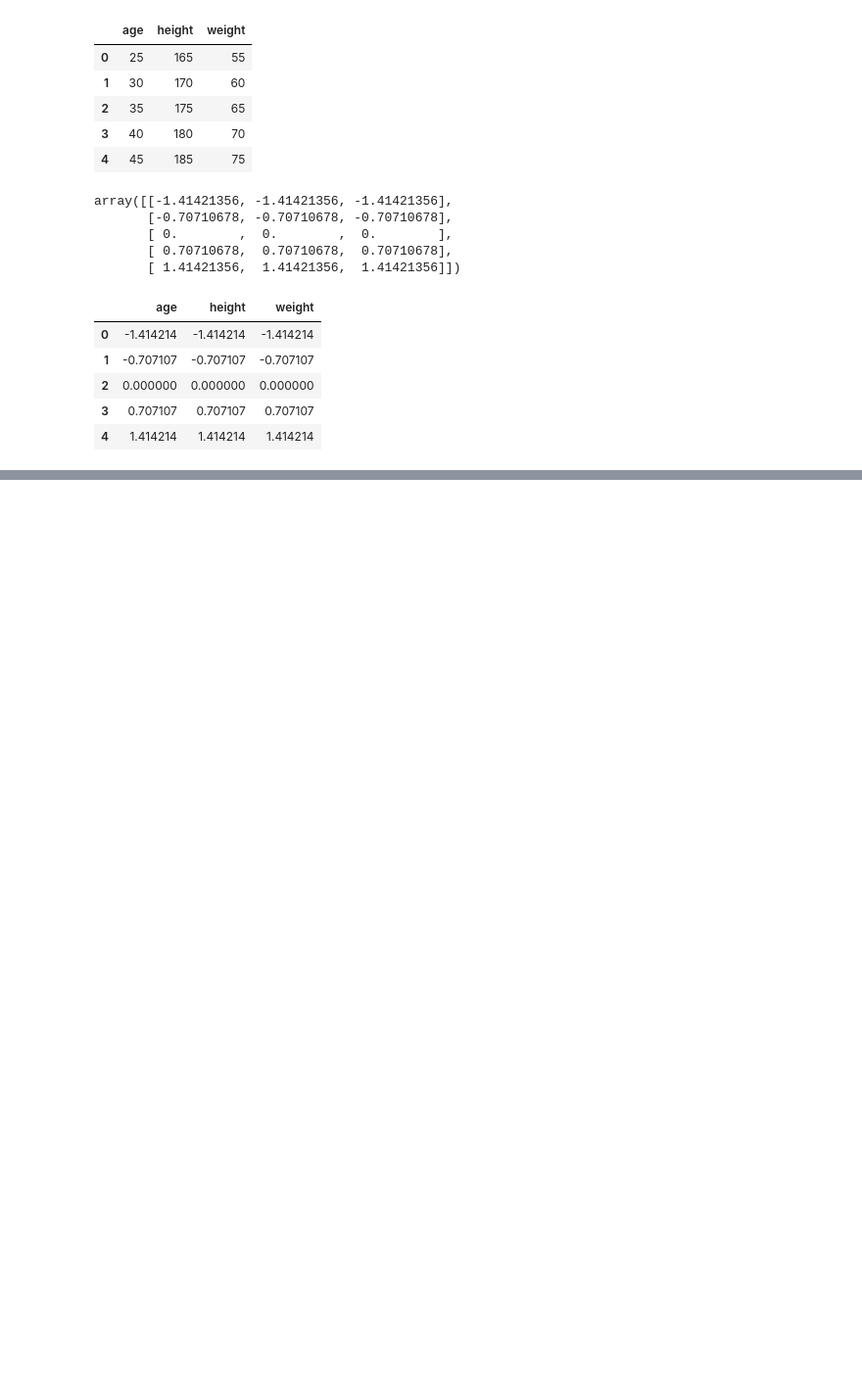
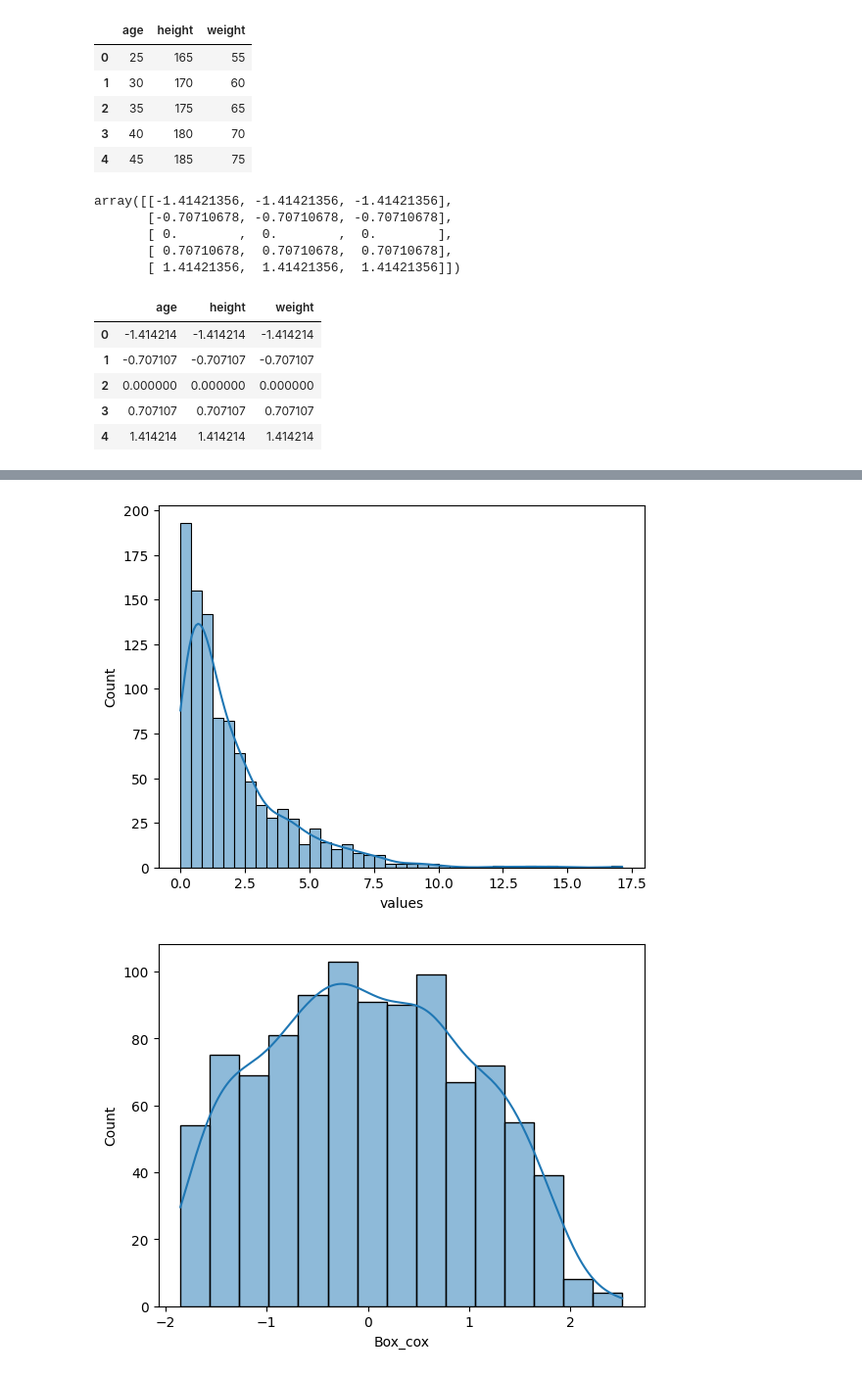
Before and after one commit to mianabdulbasit-tech/Data-Science-And-AI, a Jupyter notebook: 07_machine_learning/06_scaling.ipynb, the cells around one changed output, grey strips where cells are left out. Shown at 98% size. Cells and saved outputs as stored; diff of their text form; code cells hidden in the pictures; blank space fills up the shorter version.

```diff
--- a/07_machine_learning/06_scaling.ipynb
+++ b/07_machine_learning/06_scaling.ipynb
@@ -59,0 +253,6 @@ scaled_df.head()
+# %%
+# generate non-normal data (exponential Distribution)
+np.random.seed(0)
+df = np.random.exponential(size = 1000 , scale=2)
+df = pd.DataFrame(df, columns=['values'])
+df.head()
@@ -59,0 +266,12 @@ scaled_df.head()
+# %%
+from sklearn.preprocessing import PowerTransformer
+from sklearn.preprocessing import QuantileTransformer
+
+pt_boxcox = PowerTransformer(method = 'box-cox')
+pt_yeo_johnson = PowerTransformer(method= 'yeo-johnson')
+qt_normal = QuantileTransformer(output_distribution = 'normal')
+
+# boxcox k liye data must be positive
+df['Box_cox'] = pt_boxcox.fit_transform(df[['values']] + 1)
+df['Yeo_johnson'] = pt_yeo_johnson.fit_transform(df[['values']])
+df['Quantile'] = qt_normal.fit_transform(df[['values']])
@@ -59,0 +287,9 @@ scaled_df.head()
+# %%
+# creat histograms for all columns using sns.hist and kde =True use for loop
+
+for col in df.columns:
+    sns.histplot(df[col], kde = True)
+    plt.show()
+# %% [output]
+[figure, added]
+[figure, added]
```
Also changed, not shown: parts of 24 cells of this notebook.
